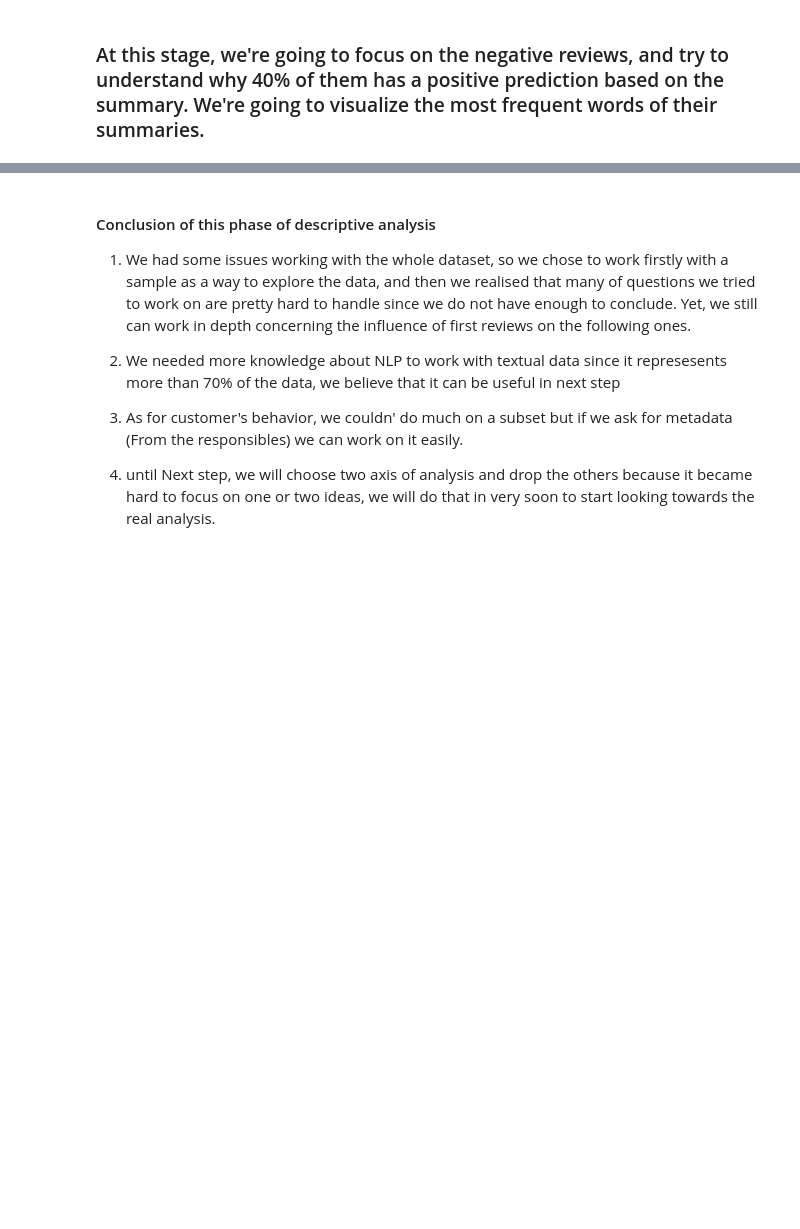
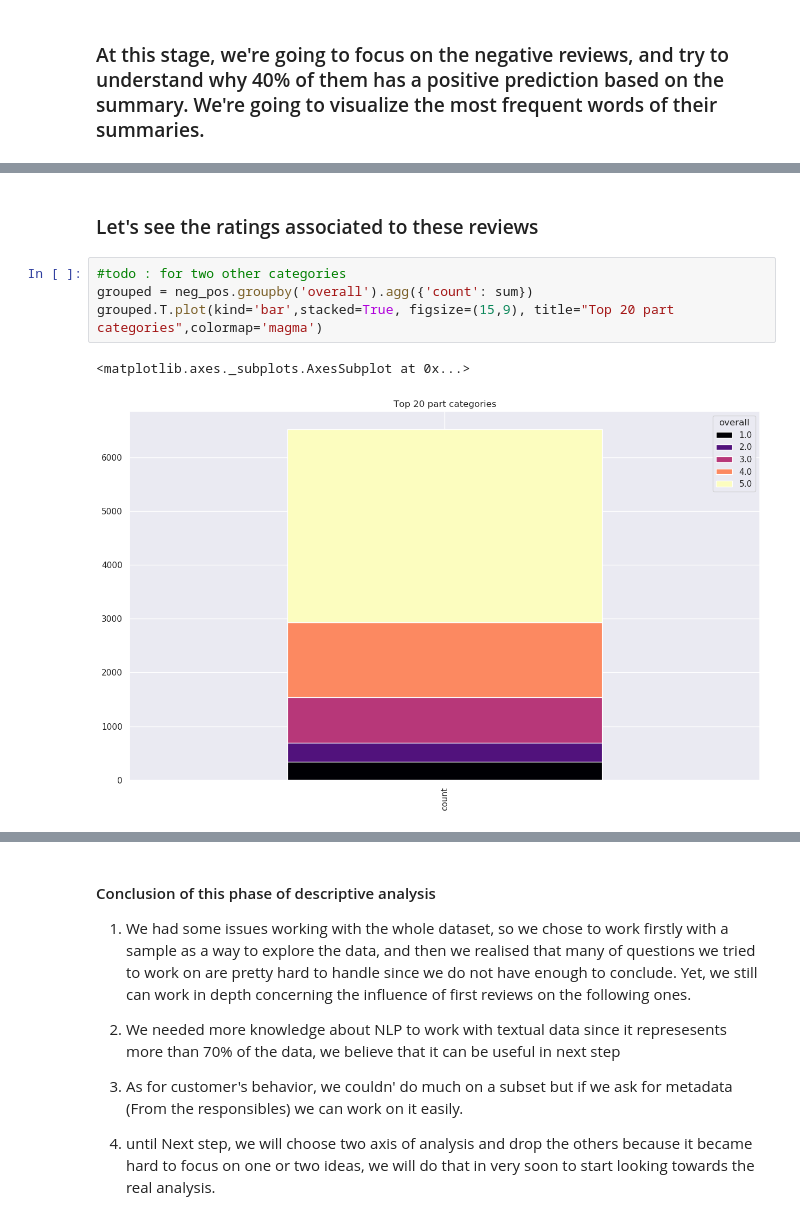
Before and after one commit to epfl-ada-project-amazon/data-analysis, a Jupyter notebook: project.ipynb, the cells around one changed output, grey strips where cells are left out. Drawn from its saved outputs; the diff is of its cells as text; blank space fills up the shorter version.

```diff
--- a/project.ipynb
+++ b/project.ipynb
@@ -642,0 +636,9 @@ plt.show()
+# %% [markdown]
+### Let's see the ratings associated to these reviews
+# %%
+#todo : for two other categories
+grouped = neg_pos.groupby('overall').agg({'count': sum})
+grouped.T.plot(kind='bar',stacked=True, figsize=(15,9), title="Top 20 part categories",colormap='magma')
+# %% [output]
+<matplotlib.axes._subplots.AxesSubplot at 0x...>
+[figure, added]
```
Also changed, not shown: parts of 12 cells of this notebook.
